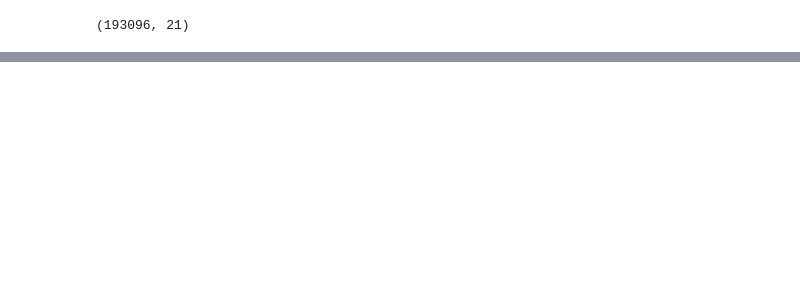
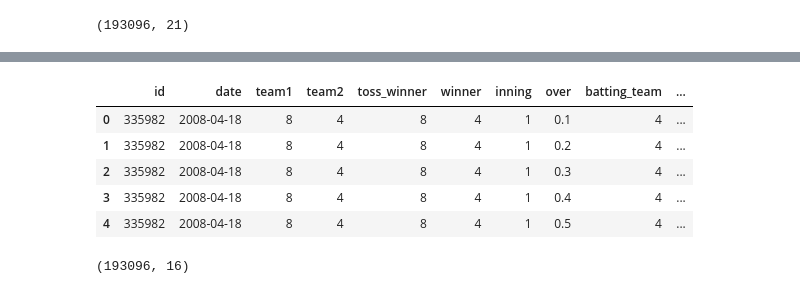
Before and after one commit to UtkarshAIITB/IPL-Data-Analysis, a Jupyter notebook: models.ipynb, the cells around one changed output, grey strips where cells are left out. Saved outputs shown, nothing was run; the diff lists cells and outputs as text; code cells hidden in the pictures; blank space fills up the shorter version.

```diff
--- a/models.ipynb
+++ b/models.ipynb
@@ -391,0 +457,14 @@ df_final.shape
+# %%
+bore.drop(columns = ['extra_runs', 'inning_bat', 'batsman_runs', 'total_runs_x', 'is_wicket'], inplace = True)
+bore.head()
+# %% [output]
+|  | id | date | team1 | team2 | toss_winner | winner | inning | over | batting_team | ... |
+| 0 | 335982 | 2008-04-18 | 8 | 4 | 8 | 4 | 1 | 0.1 | 4 | ... |
+| 1 | 335982 | 2008-04-18 | 8 | 4 | 8 | 4 | 1 | 0.2 | 4 | ... |
+| 2 | 335982 | 2008-04-18 | 8 | 4 | 8 | 4 | 1 | 0.3 | 4 | ... |
+| 3 | 335982 | 2008-04-18 | 8 | 4 | 8 | 4 | 1 | 0.4 | 4 | ... |
+| 4 | 335982 | 2008-04-18 | 8 | 4 | 8 | 4 | 1 | 0.5 | 4 | ... |
+# %%
+bore.shape
+# %% [output]
+(193096, 16)
```
Also changed, not shown: parts of 37 cells of this notebook.
